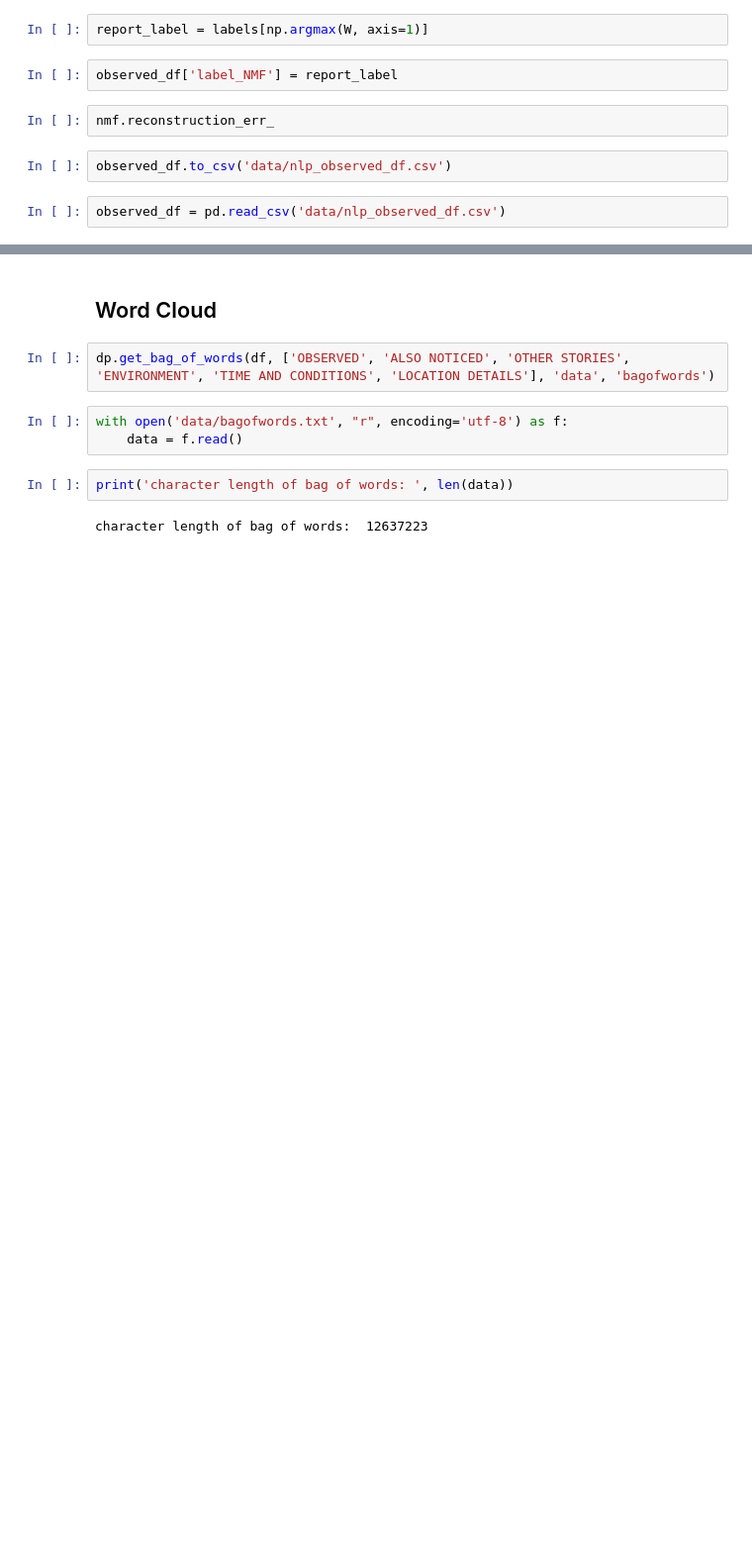
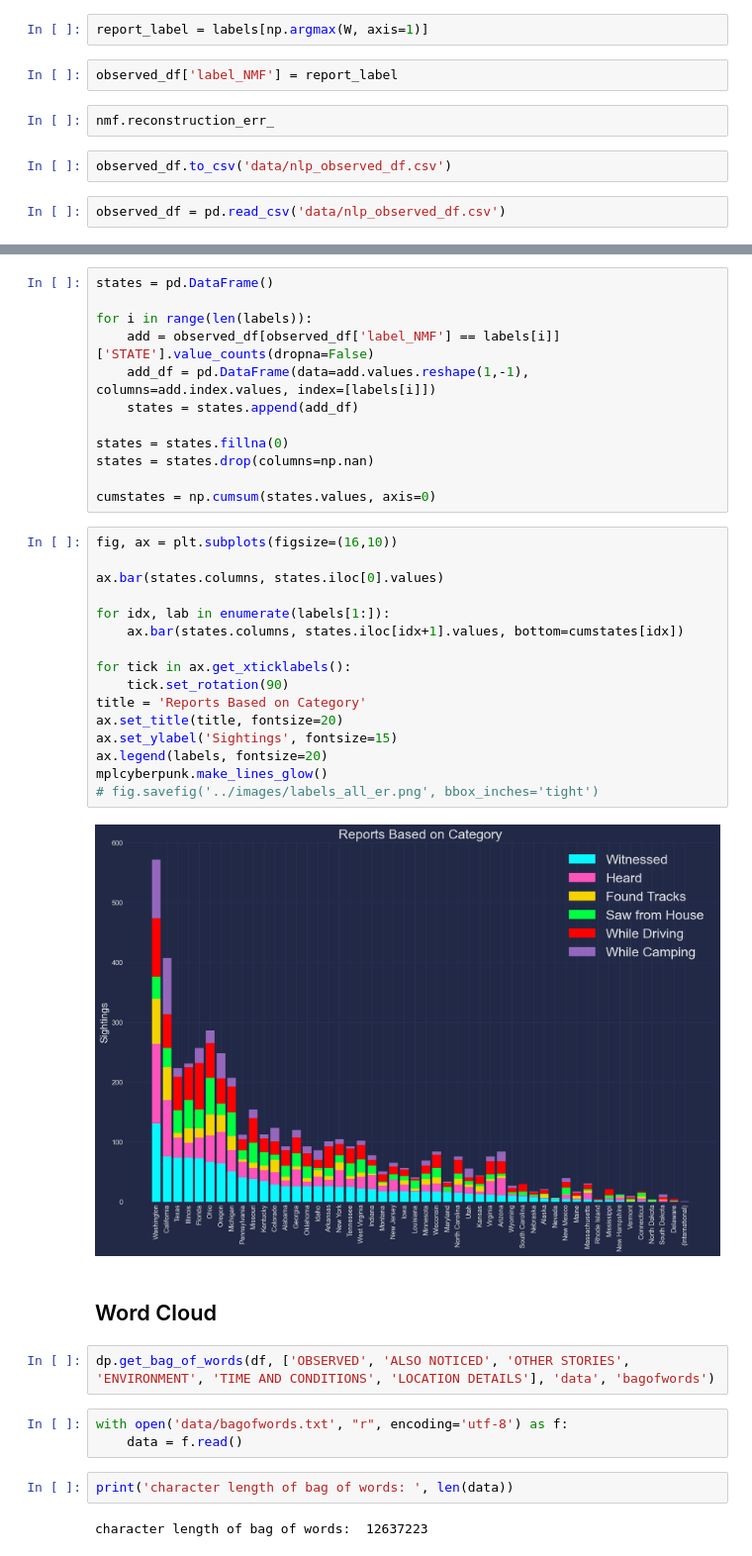
Before and after one commit to rasbot/bigfoot-sighting-generator, a Jupyter notebook: EDA.ipynb, the cells around one changed output, grey strips where cells are left out. Shown at 99% size. Drawn from its saved outputs; the diff is of its cells as text; blank space fills up the shorter version.

```diff
--- a/EDA.ipynb
+++ b/EDA.ipynb
@@ -162,3 +325,33 @@ observed_df = pd.read_csv('data/nlp_observed_df.csv')
+# %%
+states = pd.DataFrame()
+
+for i in range(len(labels)):
+    add = observed_df[observed_df['label_NMF'] == labels[i]]['STATE'].value_counts(dropna=False)
+    add_df = pd.DataFrame(data=add.values.reshape(1,-1), columns=add.index.values, index=[labels[i]])
+    states = states.append(add_df)
+
+states = states.fillna(0)
+states = states.drop(columns=np.nan)
+
+cumstates = np.cumsum(states.values, axis=0)
+# %%
+fig, ax = plt.subplots(figsize=(16,10))
+
+ax.bar(states.columns, states.iloc[0].values)
+
+for idx, lab in enumerate(labels[1:]):
+    ax.bar(states.columns, states.iloc[idx+1].values, bottom=cumstates[idx])
+
+for tick in ax.get_xticklabels():
+    tick.set_rotation(90)
+title = 'Reports Based on Category'
+ax.set_title(title, fontsize=20)
+ax.set_ylabel('Sightings', fontsize=15)
+ax.legend(labels, fontsize=20)
+mplcyberpunk.make_lines_glow()
+# fig.savefig('../images/labels_all_er.png', bbox_inches='tight')
+# %% [output]
+[figure, added]
 # %% [markdown]
 ## Word Cloud
 # %%
```
Also changed, not shown: parts of 14 cells of this notebook.
